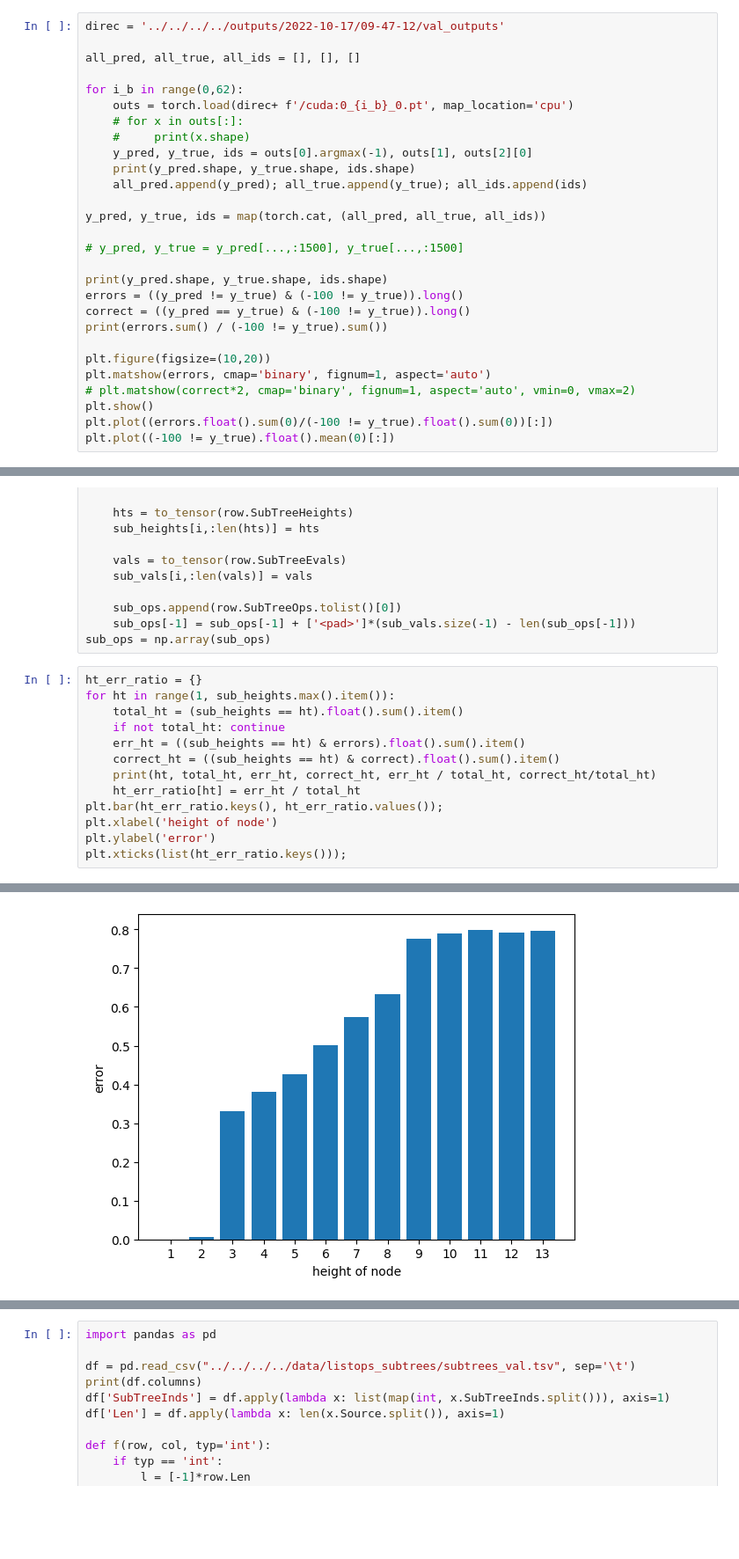
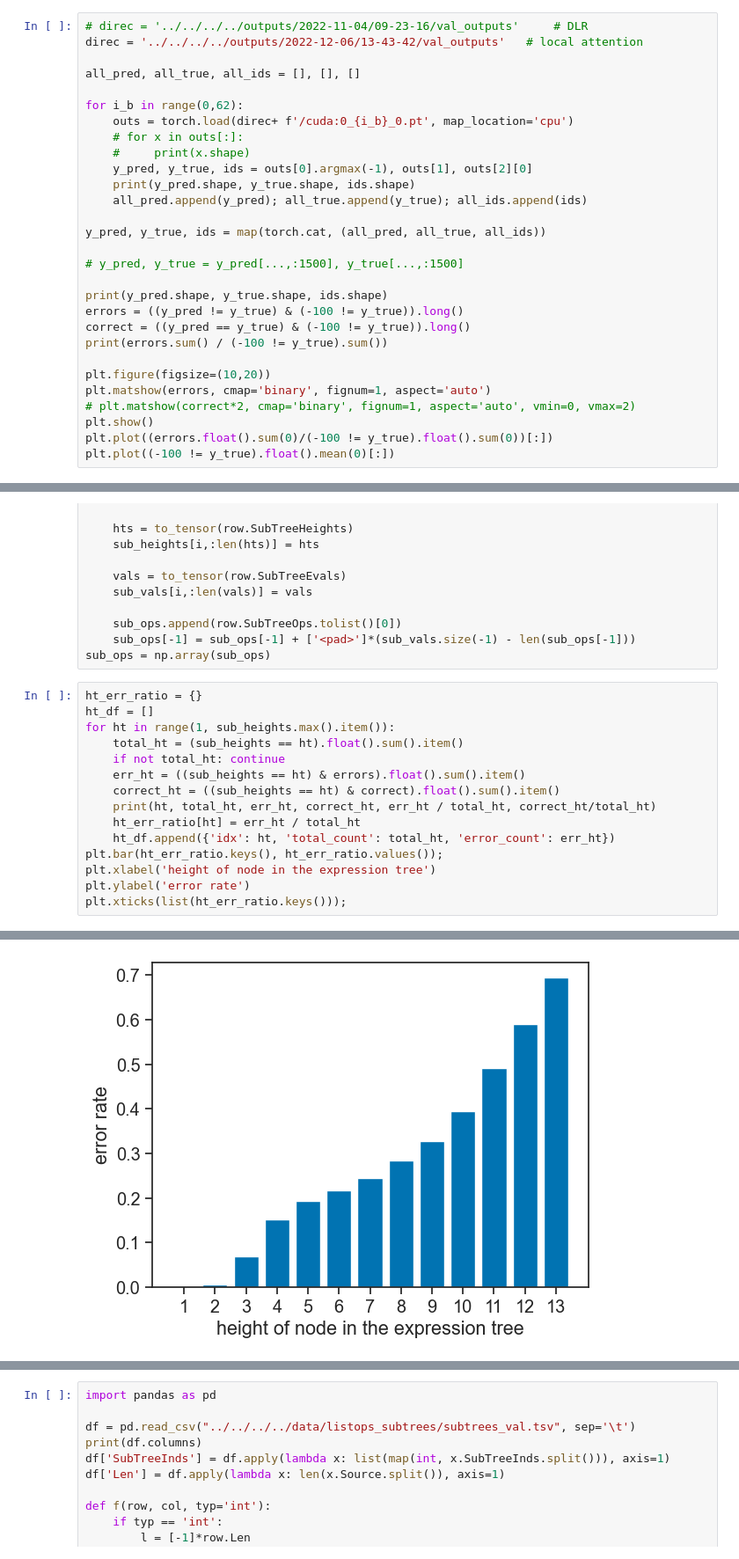
Before and after one commit to ag1988/dlr, a Jupyter notebook: src/dataloaders/prepare/listops/listops.ipynb, the cells around one changed output, grey strips where cells are left out. Shown at 88% size. Cells and saved outputs as stored; diff of their text form; blank space fills up the shorter version.

```diff
--- a/src/dataloaders/prepare/listops/listops.ipynb
+++ b/src/dataloaders/prepare/listops/listops.ipynb
@@ -41,5 +43,6 @@ accuracy_ignore_m100.ckpt
 # %%
-direc = '../../../../outputs/2022-10-17/09-47-12/val_outputs'
+# direc = '../../../../outputs/2022-11-04/09-23-16/val_outputs'     # DLR
+direc = '../../../../outputs/2022-12-06/13-43-42/val_outputs'   # local attention
 
 all_pred, all_true, all_ids = [], [], []
 
@@ -135,6 +111,7 @@ for i in range(len(ids)):
 sub_ops = np.array(sub_ops)
 # %%
 ht_err_ratio = {}
+ht_df = []
 for ht in range(1, sub_heights.max().item()):
     total_ht = (sub_heights == ht).float().sum().item()
     if not total_ht: continue
@@ -142,8 +119,9 @@ for ht in range(1, sub_heights.max().item()):
     correct_ht = ((sub_heights == ht) & correct).float().sum().item()
     print(ht, total_ht, err_ht, correct_ht, err_ht / total_ht, correct_ht/total_ht)
     ht_err_ratio[ht] = err_ht / total_ht
+    ht_df.append({'idx': ht, 'total_count': total_ht, 'error_count': err_ht})
 plt.bar(ht_err_ratio.keys(), ht_err_ratio.values());
-plt.xlabel('height of node')
-plt.ylabel('error')
+plt.xlabel('height of node in the expression tree')
+plt.ylabel('error rate')
 plt.xticks(list(ht_err_ratio.keys()));
 # %% [output]
@@ -163 +141 @@ plt.xticks(list(ht_err_ratio.keys()));
-[figure, old version]
+[figure, new version]
```
Also changed, not shown: parts of 15 cells of this notebook, 27 other files.
